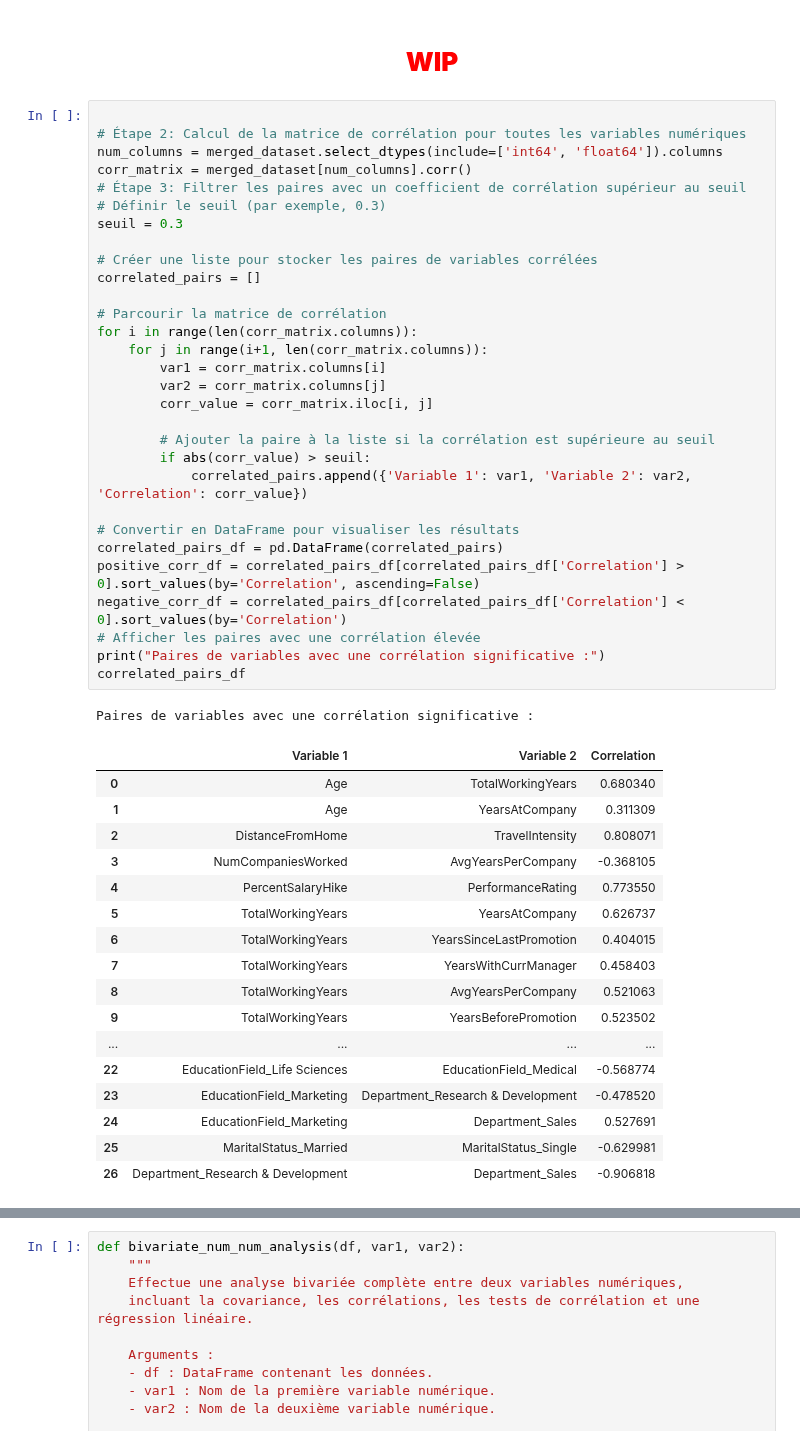
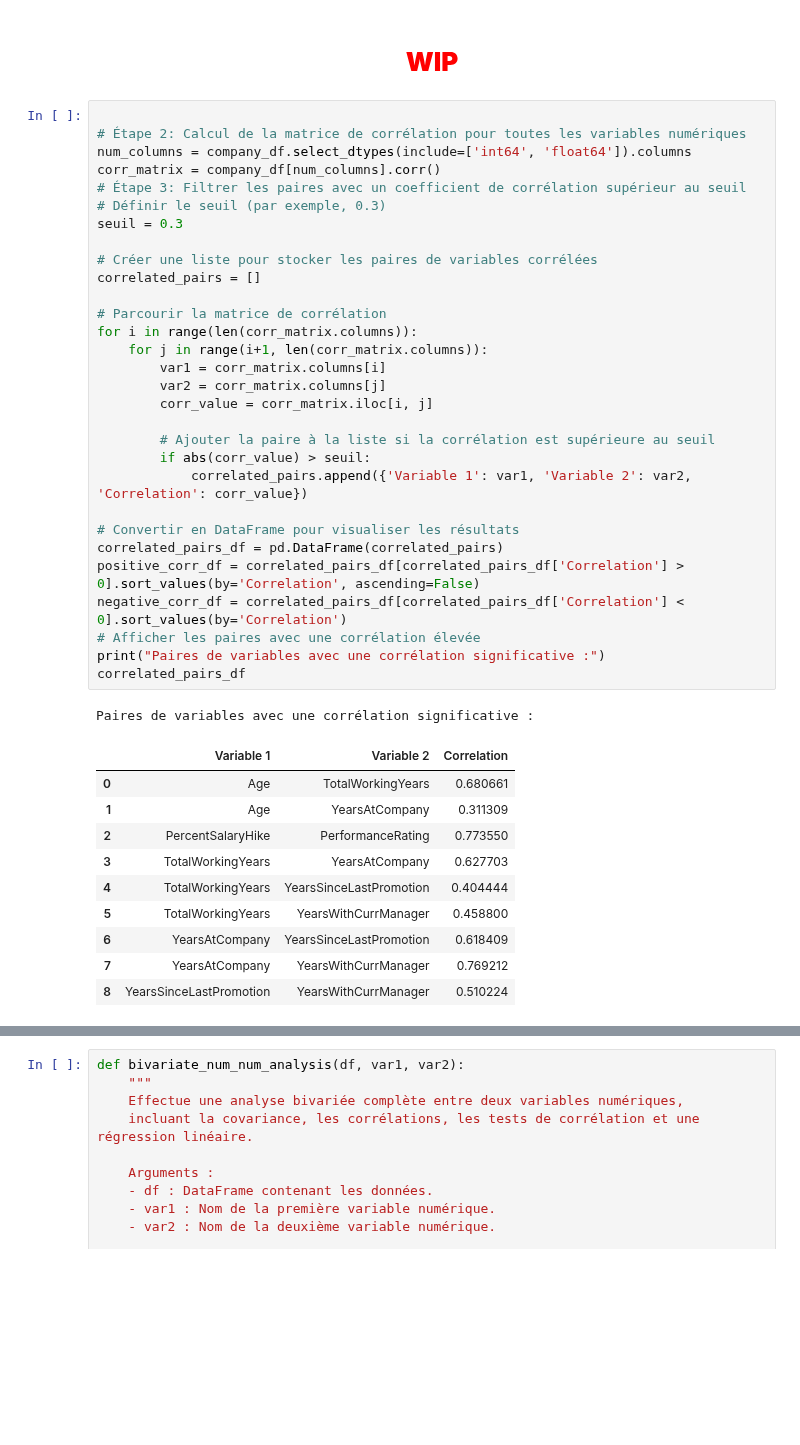
Before and after one commit to warren-gaure/projet-ia, a Jupyter notebook: notebooks/Livrable.ipynb, the cells around one changed output, grey strips where cells are left out. Cells and saved outputs as stored; diff of their text form; blank space fills up the shorter version.

```diff
--- a/notebooks/Livrable.ipynb
+++ b/notebooks/Livrable.ipynb
@@ -273,52 +345,45 @@ for column in categorical_columns:
 # %%
 
 # Étape 2: Calcul de la matrice de corrélation pour toutes les variables numériques
-num_columns = merged_dataset.select_dtypes(include=['int64', 'float64']).columns
-corr_matrix = merged_dataset[num_columns].corr()
+num_columns = company_df.select_dtypes(include=['int64', 'float64']).columns
+corr_matrix = company_df[num_columns].corr()
 # Étape 3: Filtrer les paires avec un coefficient de corrélation supérieur au seuil
 # Définir le seuil (par exemple, 0.3)
 seuil = 0.3
 
 # Créer une liste pour stocker les paires de variables corrélées
 correlated_pairs = []
 
 # Parcourir la matrice de corrélation
 for i in range(len(corr_matrix.columns)):
     for j in range(i+1, len(corr_matrix.columns)):
         var1 = corr_matrix.columns[i]
         var2 = corr_matrix.columns[j]
         corr_value = corr_matrix.iloc[i, j]
 
         # Ajouter la paire à la liste si la corrélation est supérieure au seuil
         if abs(corr_value) > seuil:
             correlated_pairs.append({'Variable 1': var1, 'Variable 2': var2, 'Correlation': corr_value})
 
 # Convertir en DataFrame pour visualiser les résultats
 correlated_pairs_df = pd.DataFrame(correlated_pairs)
 positive_corr_df = correlated_pairs_df[correlated_pairs_df['Correlation'] > 0].sort_values(by='Correlation', ascending=False)
 negative_corr_df = correlated_pairs_df[correlated_pairs_df['Correlation'] < 0].sort_values(by='Correlation')
 # Afficher les paires avec une corrélation élevée
 print("Paires de variables avec une corrélation significative :")
 correlated_pairs_df
 # %% [output]
 Paires de variables avec une corrélation significative :
 |  | Variable 1 | Variable 2 | Correlation |
-| 0 | Age | TotalWorkingYears | 0.680340 |
+| 0 | Age | TotalWorkingYears | 0.680661 |
 | 1 | Age | YearsAtCompany | 0.311309 |
-| 2 | DistanceFromHome | TravelIntensity | 0.808071 |
-| 3 | NumCompaniesWorked | AvgYearsPerCompany | -0.368105 |
-| 4 | PercentSalaryHike | PerformanceRating | 0.773550 |
-| 5 | TotalWorkingYears | YearsAtCompany | 0.626737 |
-| 6 | TotalWorkingYears | YearsSinceLastPromotion | 0.404015 |
-| 7 | TotalWorkingYears | YearsWithCurrManager | 0.458403 |
-| 8 | TotalWorkingYears | AvgYearsPerCompany | 0.521063 |
-| 9 | TotalWorkingYears | YearsBeforePromotion | 0.523502 |
-| ... | ... | ... | ... |
-| 22 | EducationField_Life Sciences | EducationField_Medical | -0.568774 |
-| 23 | EducationField_Marketing | Department_Research & Development | -0.478520 |
-| 24 | EducationField_Marketing | Department_Sales | 0.527691 |
-| 25 | MaritalStatus_Married | MaritalStatus_Single | -0.629981 |
-| 26 | Department_Research & Development | Department_Sales | -0.906818 |
+| 2 | PercentSalaryHike | PerformanceRating | 0.773550 |
+| 3 | TotalWorkingYears | YearsAtCompany | 0.627703 |
+| 4 | TotalWorkingYears | YearsSinceLastPromotion | 0.404444 |
+| 5 | TotalWorkingYears | YearsWithCurrManager | 0.458800 |
+| 6 | YearsAtCompany | YearsSinceLastPromotion | 0.618409 |
+| 7 | YearsAtCompany | YearsWithCurrManager | 0.769212 |
+| 8 | YearsSinceLastPromotion | YearsWithCurrManager | 0.510224 |
 # %%
 # Display both dataframes
 positive_corr_df
```
Also changed, not shown: parts of 7 cells of this notebook.
